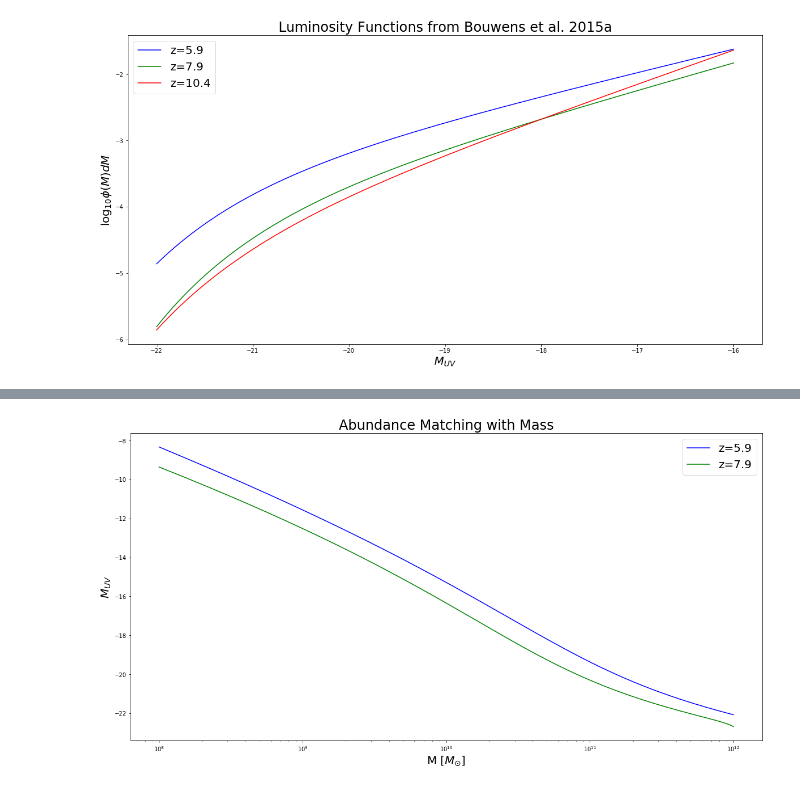
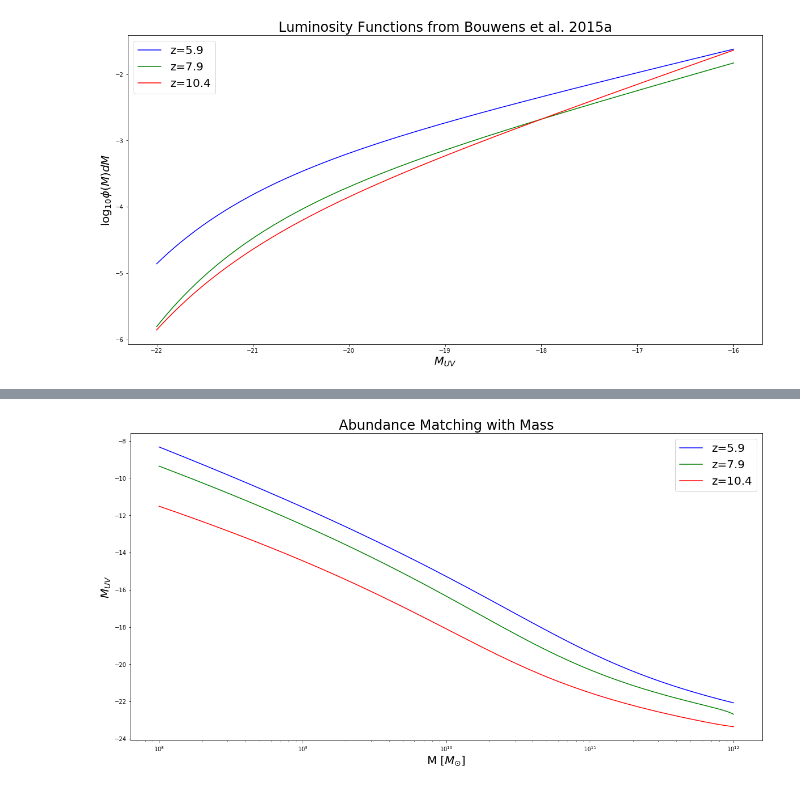
Before and after one commit to nddalal/jupyter, a Jupyter notebook: halo_mass_function.ipynb, the cells around one changed output, grey strips where cells are left out. Cells and saved outputs as stored; diff of their text form; code cells hidden in the pictures.

```diff
--- a/halo_mass_function.ipynb
+++ b/halo_mass_function.ipynb
@@ -339,28 +340,30 @@ plt.show()
 # %%
 mag= np.linspace(-10,-25, num=1000)
 lum=np.logspace(-200,200, num=100000)
 mag_star= np.linspace(-10,-25, num = 999)
 m= np.logspace(8,12, num=1000)
 m_star=np.logspace(8,13, num=999)
 f= np.interp(cumuhmf(m,6), (0.0005*(-8.31062+(1.14943*scipy.special.hyp1f1(-0.87,0.13, -lum))/lum**(0.87))),lum)
 g= np.interp(cumuhmf(m,8), (0.00021*(49.6053+(0.980392*scipy.special.hyp1f1(-1.02,-0.02, -lum))/lum**(1.02))),lum)
 q= scipy.interpolate.interp1d((0.0005*(-8.31062+(1.14943*scipy.special.hyp1f1(-0.87,0.13, -lum))/lum**(0.87))),lum)
 p= scipy.interpolate.interp1d((0.00021*(49.6053+(0.980392*scipy.special.hyp1f1(-1.02,-0.02, -lum))/lum**(1.02))),lum)
+r= scipy.interpolate.interp1d((0.00008*(3.65403+(0.787402*scipy.special.hyp1f1(-1.27,-0.27, -lum))/lum**(1.27))), lum)
 #h= np.interp(cumuhmf(m,10), schechterCumuLLb(lum, 3e-4,-2.27,-20.92),mag)
 #f= np.interp(cumuhmf(m,6), schechterCumuLL(lum*LStar(-20.94),5e-4,-1.87,LStar(-20.94)), lum_star)
 #g= np.interp(cumuhmf(m,8), schechterCumuLL(lum*LStar(-20.63),2.1e-4,-2.02,LStar(-20.94)), lum_star)
 plt.figure(figsize=(20,10))
 plt.semilogx(m, MStar(q(cumuhmf(m,6))*LStar(-20.94)), 'b', markersize=10, label ='z=5.9')
 plt.semilogx(m, MStar(p(cumuhmf(m,8))*LStar(-20.63)), 'g', markersize=10, label ='z=7.9')
+plt.semilogx(m, MStar(r(cumuhmf(m,10))*LStar(-20.92)), 'r', markersize=10, label ='z=10.4')
 #plt.semilogx(m, h, 'r', markersize=10, label ='z=10.4')
 
 plt.xlabel("M [$M_{\odot} $]", fontsize=20)
 plt.ylabel("$M_{UV}$", fontsize=20)
 plt.title("Abundance Matching with Mass", fontsize=24)
 plt.legend(fontsize=20)
 plt.show()
 # %% [output]
-[figure, old version]
+[figure, new version]
 # %%
 def dn_dmar(macc,z):
     f=dm_dmar(macc,z)*hmf_200(m_mar(macc,z),z)
```
Also changed, not shown: parts of 4 cells of this notebook.
